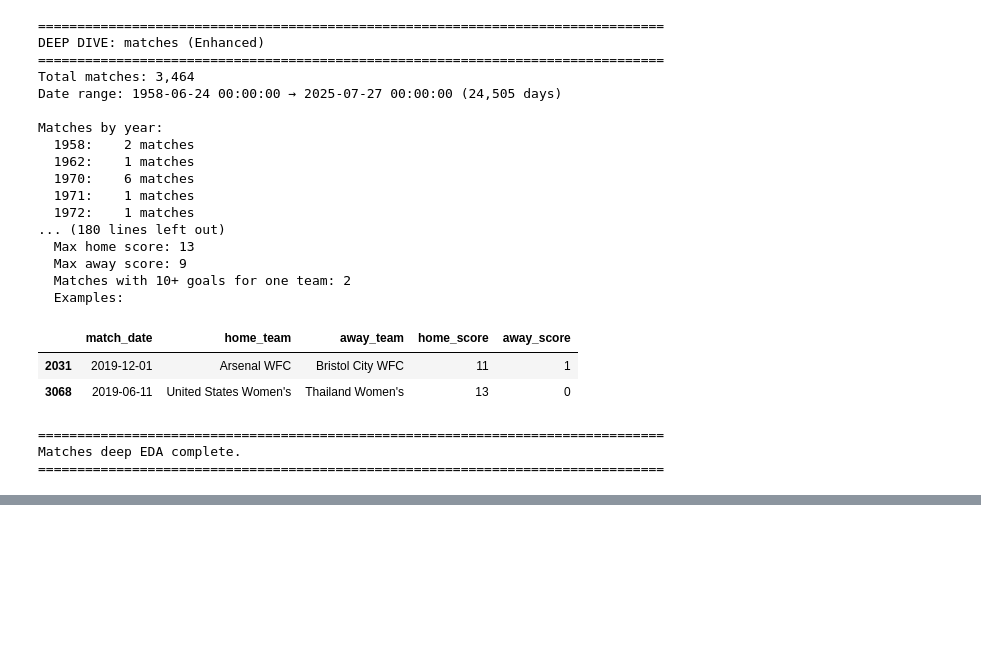
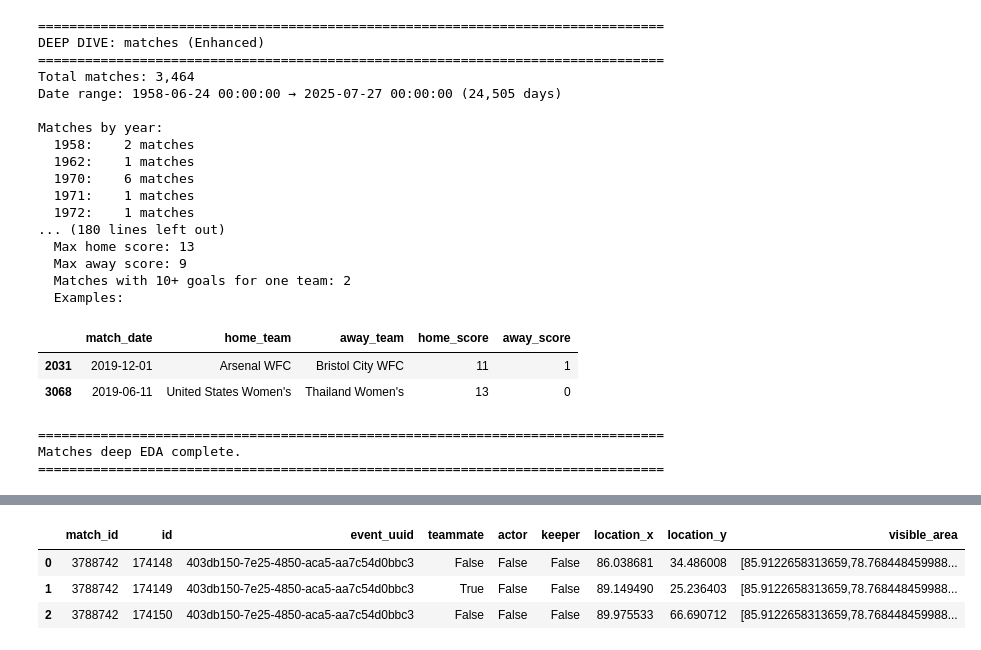
Before and after one commit to soh364/soccer-analytics-capstone-XOh, a Jupyter notebook: notebook/01_data_exploration.ipynb, the cells around one changed output, grey strips where cells are left out. Drawn from its saved outputs; the diff is of its cells as text; code cells hidden in the pictures; blank space fills up the shorter version.

```diff
--- a/notebook/01_data_exploration.ipynb
+++ b/notebook/01_data_exploration.ipynb
@@ -314,0 +1390,13 @@ Matches deep EDA complete.
+# %%
+# Three Sixty
+three_sixty_path = DATA_DIR / "three_sixty.parquet"
+if not three_sixty_path.exists():
+    raise FileNotFoundError(f"Missing {three_sixty_path}. Make sure data is downloaded into data/Statsbomb")
+
+three_sixty = pd.read_parquet(three_sixty_path)
+three_sixty.head(3)
+# %% [output]
+|  | match_id | id | event_uuid | teammate | actor | keeper | location_x | location_y | visible_area |
+| 0 | 3788742 | 174148 | 403db150-7e25-4850-aca5-aa7c54d0bbc3 | False | False | False | 86.038681 | 34.486008 | [85.9122658313659,78.768448459988... |
+| 1 | 3788742 | 174149 | 403db150-7e25-4850-aca5-aa7c54d0bbc3 | True | False | False | 89.149490 | 25.236403 | [85.9122658313659,78.768448459988... |
+| 2 | 3788742 | 174150 | 403db150-7e25-4850-aca5-aa7c54d0bbc3 | False | False | False | 89.975533 | 66.690712 | [85.9122658313659,78.768448459988... |
```
Also changed, not shown: parts of 9 cells of this notebook.
